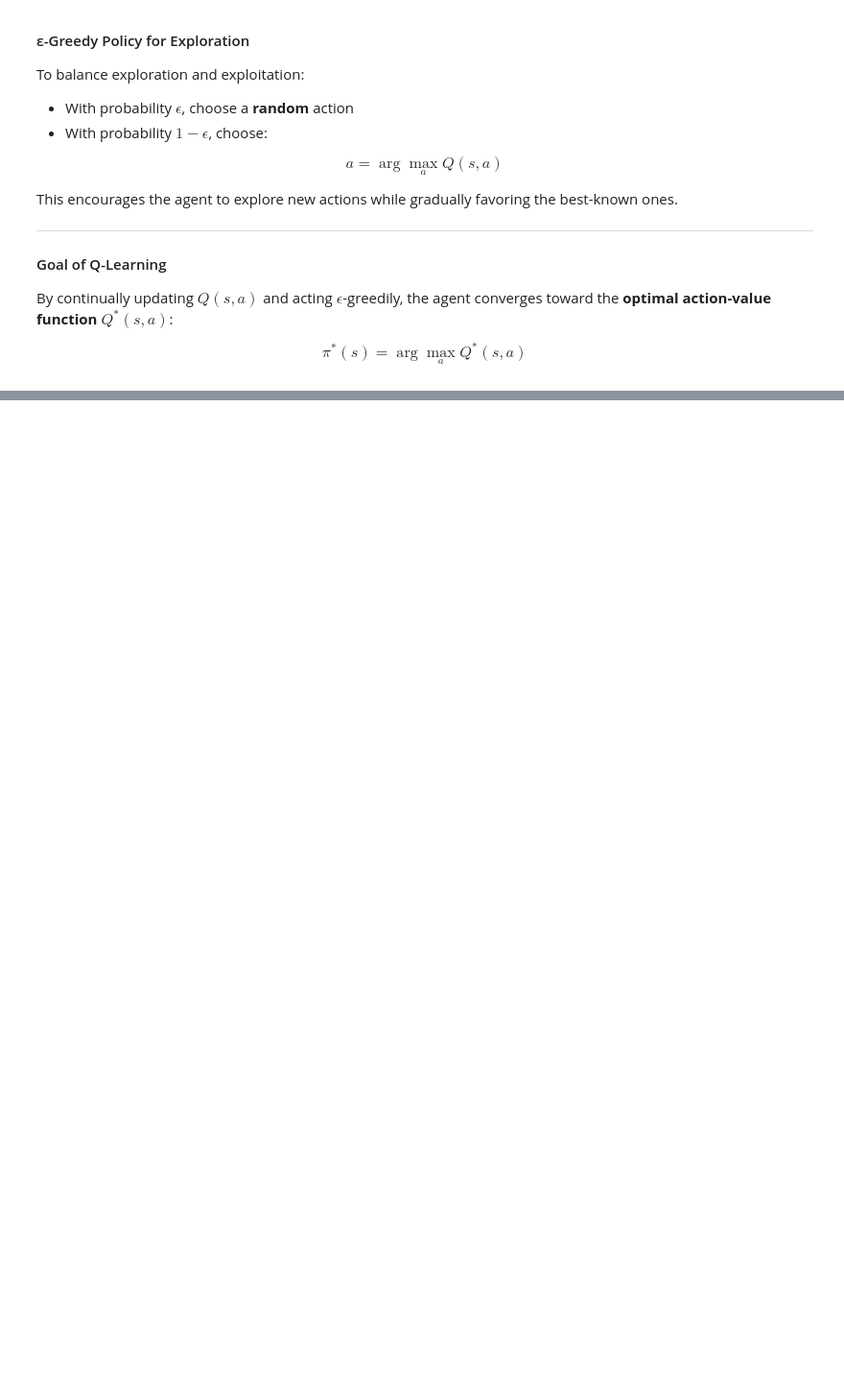
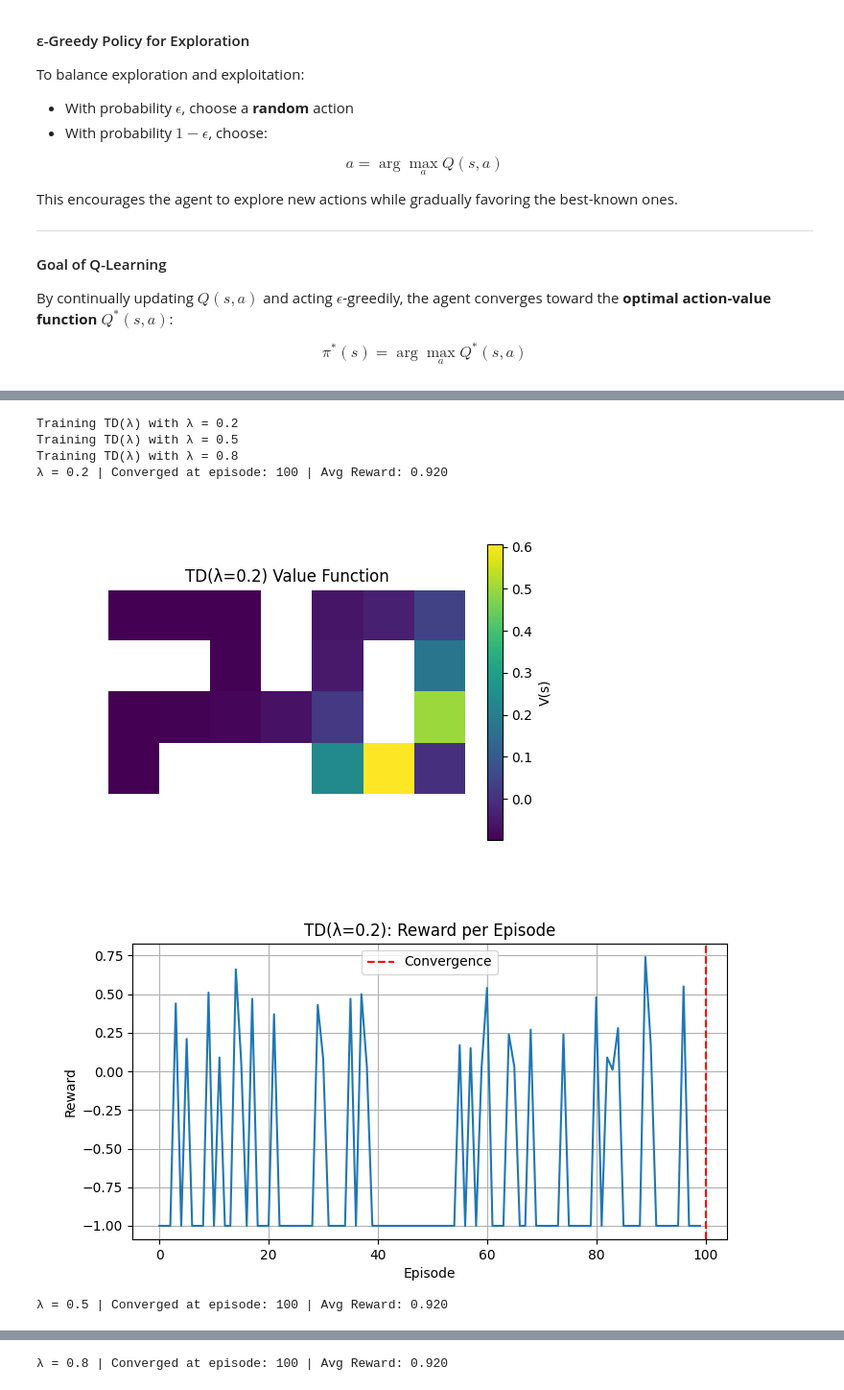
Before and after one commit to nivco12/RL-assingement-2, a Jupyter notebook: RL_HW2.ipynb, the cells around one changed output, grey strips where cells are left out. Shown at 96% size. Drawn from its saved outputs; the diff is of its cells as text; code cells hidden in the pictures; blank space fills up the shorter version.

```diff
--- a/RL_HW2.ipynb
+++ b/RL_HW2.ipynb
@@ -298,0 +449,43 @@ plt.show()
+# %%
+# Run TD(λ) for each lambda value in the config
+results = td_lambda.train_td_lambda(env)
+
+# Loop over each result
+for result in results:
+    lambd = result["lambda"]
+    policy = result["policy"]
+    value_table = result["value_table"]
+    rewards = result["rewards"]
+    convergence_ep = result["convergence_ep"]
+
+    # Evaluate policy
+    avg_reward, _ = evaluate_policy(env, policy)
+    path = run_policy(env, policy)
+
+    # Print summary
+    print(f"λ = {lambd} | Converged at episode: {convergence_ep} | Avg Reward: {avg_reward:.3f}")
+
+    # Visualize agent path
+    #animate_agent_path(env, path, title=f"TD(λ={lambd}) Agent Path")
+
+    # Visualize value function
+    plot_value_map(env, value_table, title=f"TD(λ={lambd}) Value Function")
+
+    # Plot reward per episode
+    plt.figure(figsize=(8, 4))
+    plt.plot(rewards)
+    plt.axvline(convergence_ep, color="red", linestyle="--", label="Convergence")
+    plt.title(f"TD(λ={lambd}): Reward per Episode")
+    plt.xlabel("Episode")
+    plt.ylabel("Reward")
+    plt.grid(True)
+    plt.legend()
+    plt.show()
+# %% [output]
+Training TD(λ) with λ = 0.2
+Training TD(λ) with λ = 0.5
+Training TD(λ) with λ = 0.8
+λ = 0.2 | Converged at episode: 100 | Avg Reward: 0.920
+[figure, added]
+[figure, added]
+λ = 0.5 | Converged at episode: 100 | Avg Reward: 0.920
@@ -298,0 +494 @@ plt.show()
+λ = 0.8 | Converged at episode: 100 | Avg Reward: 0.920
```
Also changed, not shown: parts of 14 cells of this notebook, 3 other files.
